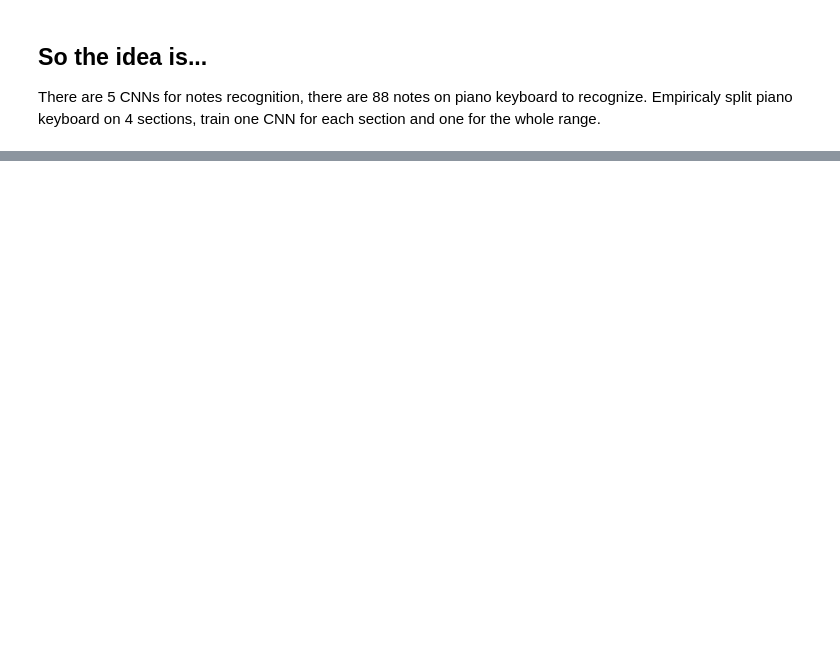
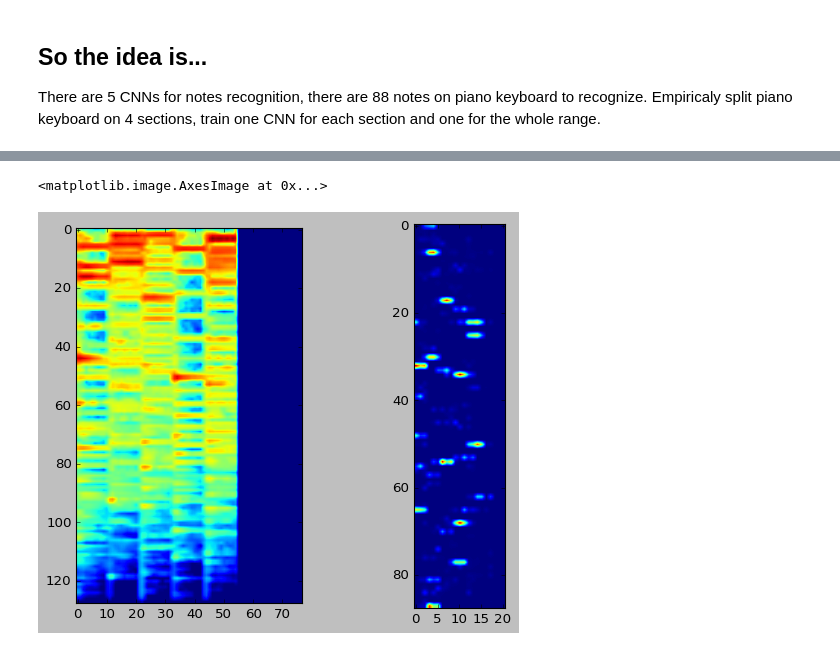
Before and after one commit to Stamaks/NotesRecognitionFinal, a Jupyter notebook: Main.ipynb, the cells around one changed output, grey strips where cells are left out. Saved outputs shown, nothing was run; the diff lists cells and outputs as text; code cells hidden in the pictures; blank space fills up the shorter version.

```diff
--- a/Main.ipynb
+++ b/Main.ipynb
@@ -77,0 +105,28 @@ NameError: name 'X' is not defined
+# %%
+lasagne.layers.set_all_param_values(up_nn, pickle.load(open('up_nn', 'rb')))
+lasagne.layers.set_all_param_values(mup_nn, pickle.load(open('mup_nn', 'rb')))
+lasagne.layers.set_all_param_values(mdown_nn, pickle.load(open('mdown_nn', 'rb')))
+lasagne.layers.set_all_param_values(down_nn, pickle.load(open('down_nn', 'rb')))
+lasagne.layers.set_all_param_values(aa_nn, pickle.load(open('third_nn', 'rb')))
+# %%
+up_pred = lasagne.layers.get_output(up_nn)
+mup_pred = lasagne.layers.get_output(mup_nn)
+mdown_pred = lasagne.layers.get_output(mdown_nn)
+down_pred = lasagne.layers.get_output(down_nn)
+aa_pred = lasagne.layers.get_output(aa_nn)
+
+up_predict_probas = theano.function([input_X], up_pred)
+mup_predict_probas = theano.function([input_X], mup_pred)
+mdown_predict_probas = theano.function([input_X], mdown_pred)
+down_predict_probas = theano.function([input_X], down_pred)
+aa_predict_probas = theano.function([input_X], aa_pred)
+# %%
+plt.subplot(1, 2, 1)
+b = 0
+plt.imshow(targets[b])
+plt.subplot(1, 2, 2)
+all_nns = aa_predict_probas(X[b:b+1])[0]+up_predict_probas(X[b:b+1])[0]+mup_predict_probas(X[b:b+1])[0]+mdown_predict_probas(X[b:b+1])[0]+down_predict_probas(X[b:b+1])[0]
+plt.imshow(all_nns)
+# %% [output]
+<matplotlib.image.AxesImage at 0x...>
+[figure, added]
```
Also changed, not shown: parts of 13 cells of this notebook.
